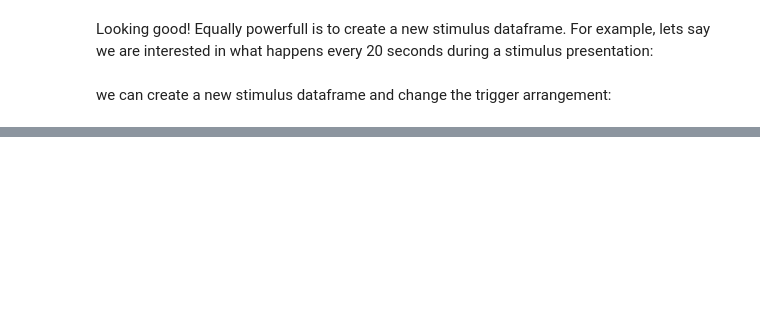
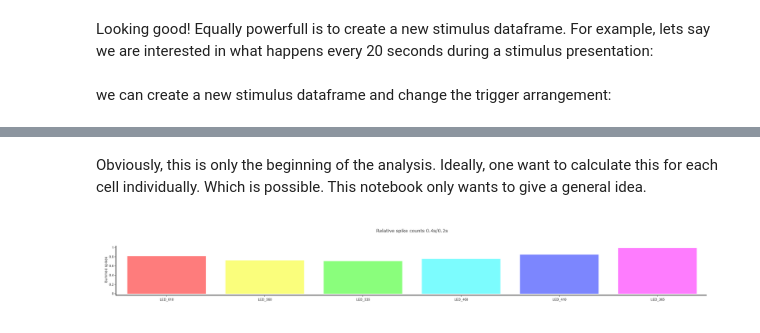
Before and after one commit to marvinseifert/polarspike, a Jupyter notebook: Loading_spikes.ipynb, the cells around one changed output, grey strips where cells are left out. Drawn from its saved outputs; the diff is of its cells as text; code cells hidden in the pictures; blank space fills up the shorter version.

```diff
--- a/Loading_spikes.ipynb
+++ b/Loading_spikes.ipynb
@@ -292,0 +385,9 @@ array([ 0,  5, 17, 19, 22, 25])
+# %% [markdown]
+Obviously, this is only the beginning of the analysis. Ideally, one want to calculate this for each cell individually. Which is possible. This notebook only wants to give a general idea.
+# %%
+fig = go.Figure()
+fig.add_trace(go.Bar(x=CT.names[::2], y=df["spikes_per_s"][1::3].to_numpy()/df["spikes_per_s"][::3].to_numpy(), marker_color=CT.colours[::2], name="0.2s"))
+fig.update_layout(template="scatter_template", title="Relative spike counts 0.4s/0.2s")
+fig.update_yaxes(title="Summed spikes")
+# %% [output]
+[figure, added]
```
Also changed, not shown: parts of 38 cells of this notebook, 4 other files.
